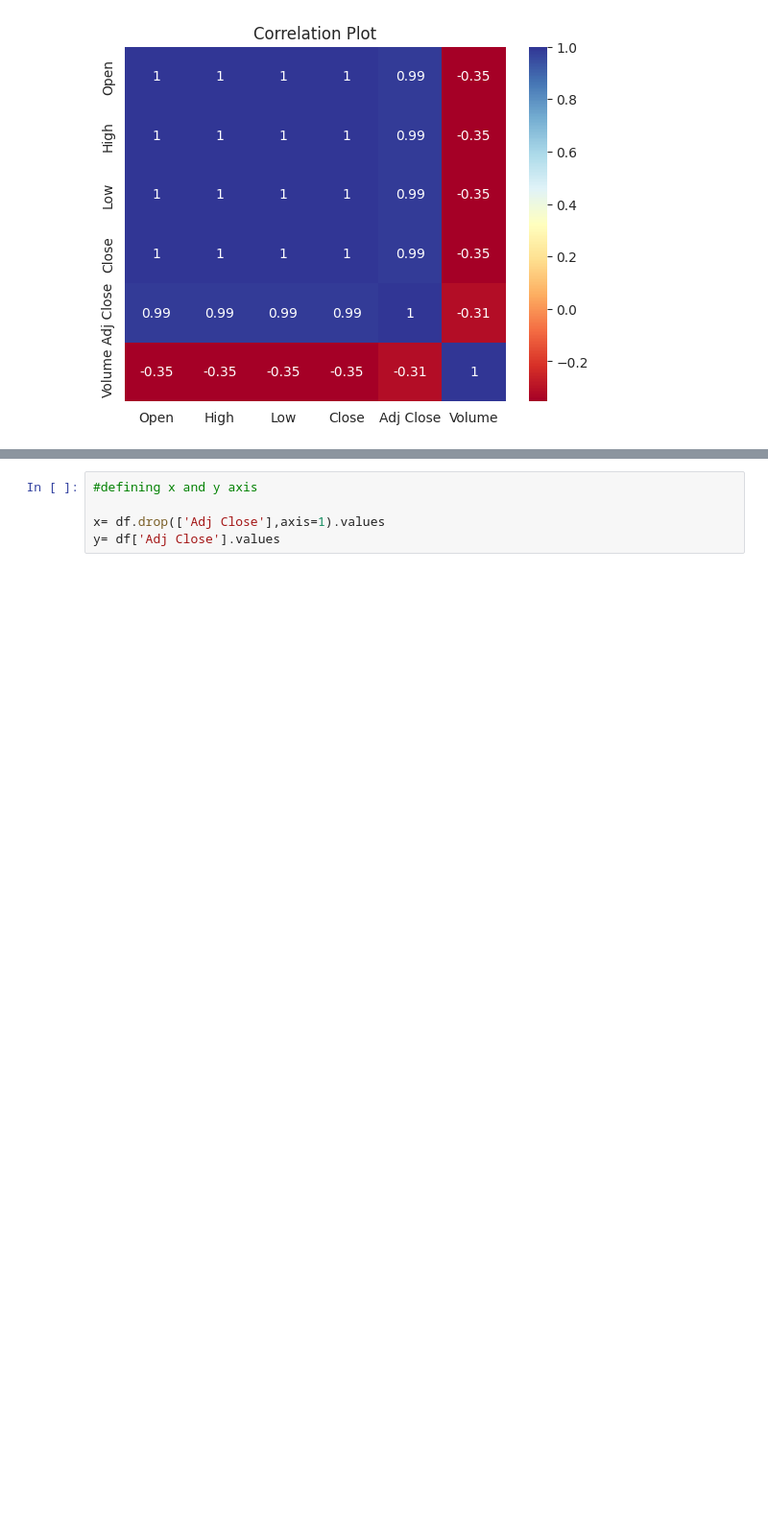
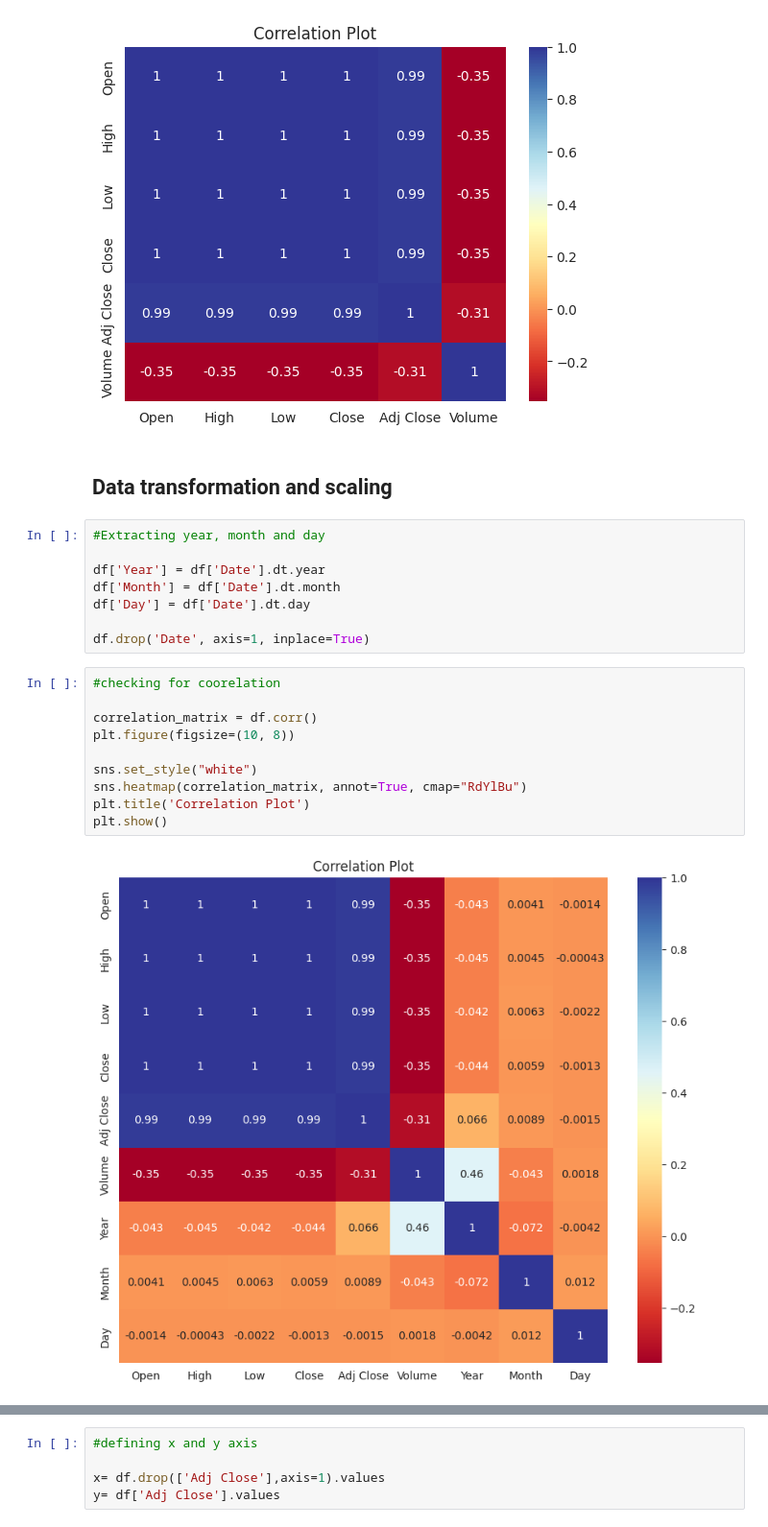
Before and after one commit to pi-mishra/PNB_stock_prediction, a Jupyter notebook: PNB_stock_prediction.ipynb, the cells around one changed output, grey strips where cells are left out. Shown at 96% size. Saved outputs shown, nothing was run; the diff lists cells and outputs as text; blank space fills up the shorter version.

```diff
--- a/PNB_stock_prediction.ipynb
+++ b/PNB_stock_prediction.ipynb
@@ -175,3 +196,25 @@ plt.title('Correlation Plot')
 plt.show()
 # %% [output]
 [figure]
+# %% [markdown]
+## Data transformation and scaling
+# %%
+#Extracting year, month and day
+
+df['Year'] = df['Date'].dt.year
+df['Month'] = df['Date'].dt.month
+df['Day'] = df['Date'].dt.day
+
+df.drop('Date', axis=1, inplace=True)
+# %%
+#checking for coorelation
+
+correlation_matrix = df.corr()
+plt.figure(figsize=(10, 8))
+
+sns.set_style("white")
+sns.heatmap(correlation_matrix, annot=True, cmap="RdYlBu")
+plt.title('Correlation Plot')
+plt.show()
+# %% [output]
+[figure, added]
```
Also changed, not shown: parts of 14 cells of this notebook.
